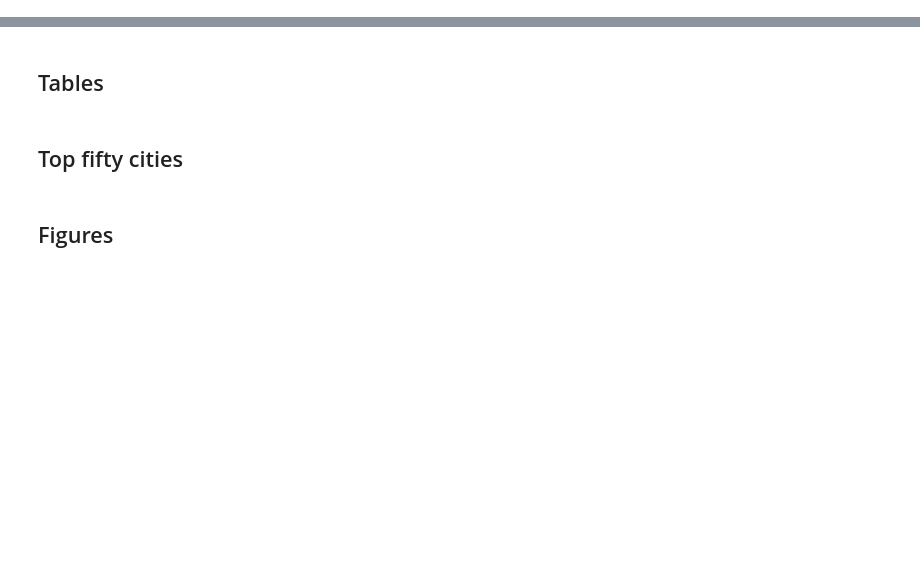
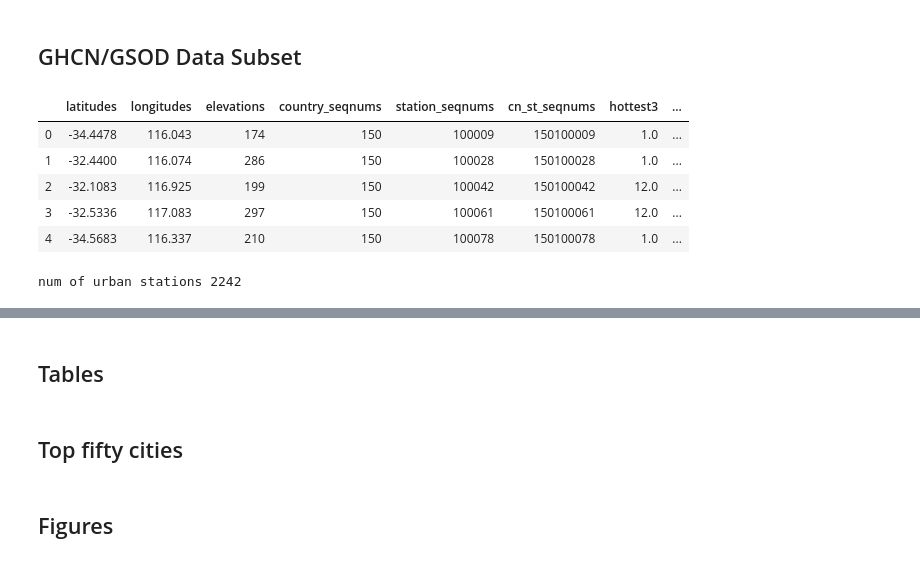
Before and after one commit to ecohydro/GlobalUrbanHeat, a Jupyter notebook: Notebooks/cpt_MS_supplement.ipynb, the cells around one changed output, grey strips where cells are left out. Saved outputs shown, nothing was run; the diff lists cells and outputs as text; code cells hidden in the pictures; blank space fills up the shorter version.

```diff
--- a/Notebooks/cpt_MS_supplement.ipynb
+++ b/Notebooks/cpt_MS_supplement.ipynb
@@ -72,3 +87,17 @@ meta_data = pd.read_csv(meta_fn)
 
 #### Merge in meta
 HI_STATS = HI_STATS.merge(meta_data, on = 'ID_HDC_G0', how = 'left')
+# %% [markdown]
+##  GHCN/GSOD Data Subset
+# %%
+FN_IN = 'raw/ValidationData/Validated/GHCN-and-GSOD-CHIRTSTmax_ERA5_meta-with-validation.csv'
+GHCN = pd.read_csv(DATA_IN+FN_IN)
+GHCN.drop(labels = 'Unnamed: 0', axis = 1, inplace = True)
+GHCN.head()
+# %% [output]
+|  | latitudes | longitudes | elevations | country_seqnums | station_seqnums | cn_st_seqnums | hottest3 | ... |
+| 0 | -34.4478 | 116.043 | 174 | 150 | 100009 | 150100009 | 1.0 | ... |
+| 1 | -32.4400 | 116.074 | 286 | 150 | 100028 | 150100028 | 1.0 | ... |
+| 2 | -32.1083 | 116.925 | 199 | 150 | 100042 | 150100042 | 12.0 | ... |
+| 3 | -32.5336 | 117.083 | 297 | 150 | 100061 | 150100061 | 12.0 | ... |
+| 4 | -34.5683 | 116.337 | 210 | 150 | 100078 | 150100078 | 1.0 | ... |
@@ -74,0 +122,7 @@ HI_STATS = HI_STATS.merge(meta_data, on = 'ID_HDC_G0', how = 'left')
+# %%
+# Get urban GHCN
+urban = gpd.sjoin(GHCN_gdf, merge, how="inner", op='within')
+urban.drop(labels = 'index_right', axis = 1, inplace = True)
+print('num of urban stations', len(urban))
+# %% [output]
+num of urban stations 2242
```
Also changed, not shown: parts of 14 cells of this notebook, 1 other file.
